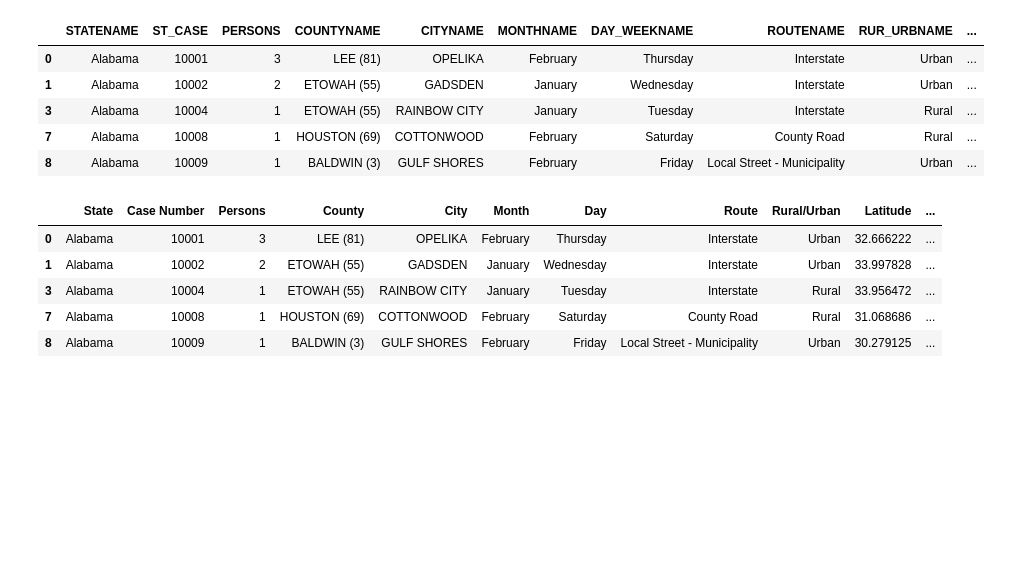
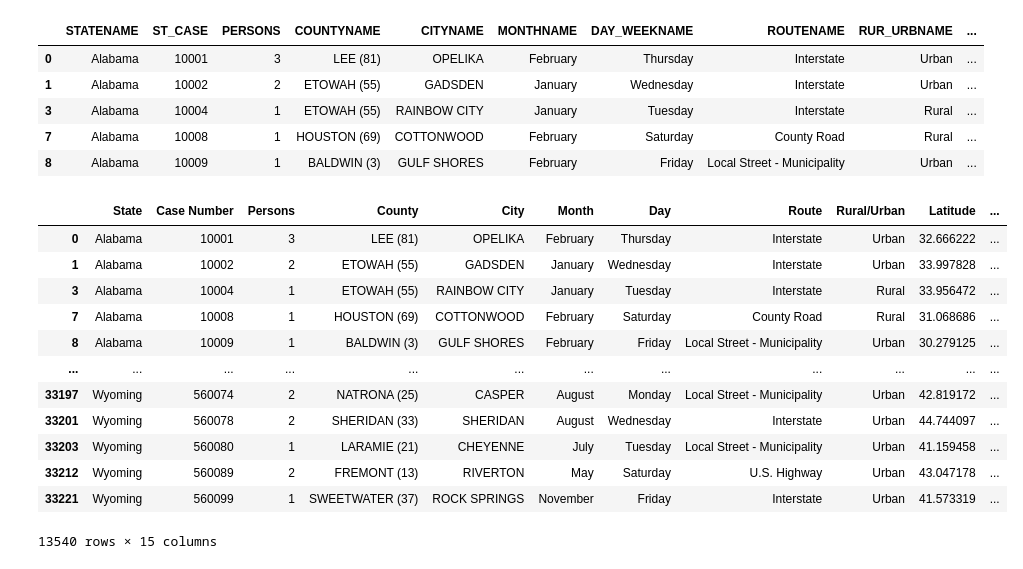
Before and after one commit to tommyjohnny36/Crash-Dummies-2.0, a Jupyter notebook: accidents.ipynb, the cells around one changed output. Saved outputs shown, nothing was run; the diff lists cells and outputs as text; code cells hidden in the pictures; blank space fills up the shorter version.

```diff
--- a/accidents.ipynb
+++ b/accidents.ipynb
@@ -38,5 +38,6 @@ accident_df.drop(columns = ["STATE", "CITY", "VE_TOTAL", "VE_FORMS", "PVH_INVL",
                                 "WEATHER", "SCH_BUS", "SCH_BUSNAME", "RAIL", "RAILNAME", "NOT_HOUR",
                                 "NOT_HOURNAME", "NOT_MIN", "NOT_MINNAME", "ARR_HOUR", "ARR_HOURNAME",
                                 "ARR_MIN", "ARR_MINNAME", "HOSP_HR", "HOSP_HRNAME", "HOSP_MN", "HOSP_MNNAME",
-                                "CF1", "CF1NAME", "CF2", "CF2NAME", "CF3", "CF3NAME", "FATALS", "FUNC_SYSNAME", "DRUNK_DR"], inplace = True)
+                                "CF1", "CF1NAME", "CF2", "CF2NAME", "CF3", "CF3NAME", "FATALS", "FUNC_SYSNAME",
+                                "DRUNK_DR"], inplace = True)
 # %%
@@ -67,20 +69,28 @@ clean_df.head(5)
 | 7 | Alabama | 10008 | 1 | HOUSTON (69) | COTTONWOOD | February | Saturday | County Road | Rural | ... |
 | 8 | Alabama | 10009 | 1 | BALDWIN (3) | GULF SHORES | February | Friday | Local Street - Municipality | Urban | ... |
 # %%
+# Renaming column names
 accidents_df = clean_df.rename(columns={"STATENAME": "State", "ST_CASE": "Case Number", "PERSONS": "Persons",
                                       "COUNTYNAME": "County", "CITYNAME": "City", "MONTHNAME": "Month",
                                       "DAY_WEEKNAME": "Day", "ROUTENAME": "Route", "RUR_URBNAME": "Rural/Urban",
                                       "LATITUDE": "Latitude", "LONGITUD": "Longitude", "HARM_EVNAME": "First Harmful Event",
                                       "MAN_COLLNAME": "Manner of Collision", "LGT_CONDNAME": "Light Conditions",
                                       "WEATHERNAME": "Weather"})
-accidents_df.head(5)
+accidents_df
 # %% [output]
 |  | State | Case Number | Persons | County | City | Month | Day | Route | Rural/Urban | Latitude | ... |
 | 0 | Alabama | 10001 | 3 | LEE (81) | OPELIKA | February | Thursday | Interstate | Urban | 32.666222 | ... |
 | 1 | Alabama | 10002 | 2 | ETOWAH (55) | GADSDEN | January | Wednesday | Interstate | Urban | 33.997828 | ... |
 | 3 | Alabama | 10004 | 1 | ETOWAH (55) | RAINBOW CITY | January | Tuesday | Interstate | Rural | 33.956472 | ... |
 | 7 | Alabama | 10008 | 1 | HOUSTON (69) | COTTONWOOD | February | Saturday | County Road | Rural | 31.068686 | ... |
 | 8 | Alabama | 10009 | 1 | BALDWIN (3) | GULF SHORES | February | Friday | Local Street - Municipality | Urban | 30.279125 | ... |
+| ... | ... | ... | ... | ... | ... | ... | ... | ... | ... | ... | ... |
+| 33197 | Wyoming | 560074 | 2 | NATRONA (25) | CASPER | August | Monday | Local Street - Municipality | Urban | 42.819172 | ... |
+| 33201 | Wyoming | 560078 | 2 | SHERIDAN (33) | SHERIDAN | August | Wednesday | Interstate | Urban | 44.744097 | ... |
+| 33203 | Wyoming | 560080 | 1 | LARAMIE (21) | CHEYENNE | July | Tuesday | Local Street - Municipality | Urban | 41.159458 | ... |
+| 33212 | Wyoming | 560089 | 2 | FREMONT (13) | RIVERTON | May | Saturday | U.S. Highway | Urban | 43.047178 | ... |
+| 33221 | Wyoming | 560099 | 1 | SWEETWATER (37) | ROCK SPRINGS | November | Friday | Interstate | Urban | 41.573319 | ... |
+13540 rows × 15 columns
 # %%
 # Writing Accidents final dataframe to a csv
 accidents_df.to_csv(r"Output/accident_final.csv", index=False, header=True)
```
Also changed, not shown: parts of 1 cell of this notebook.
